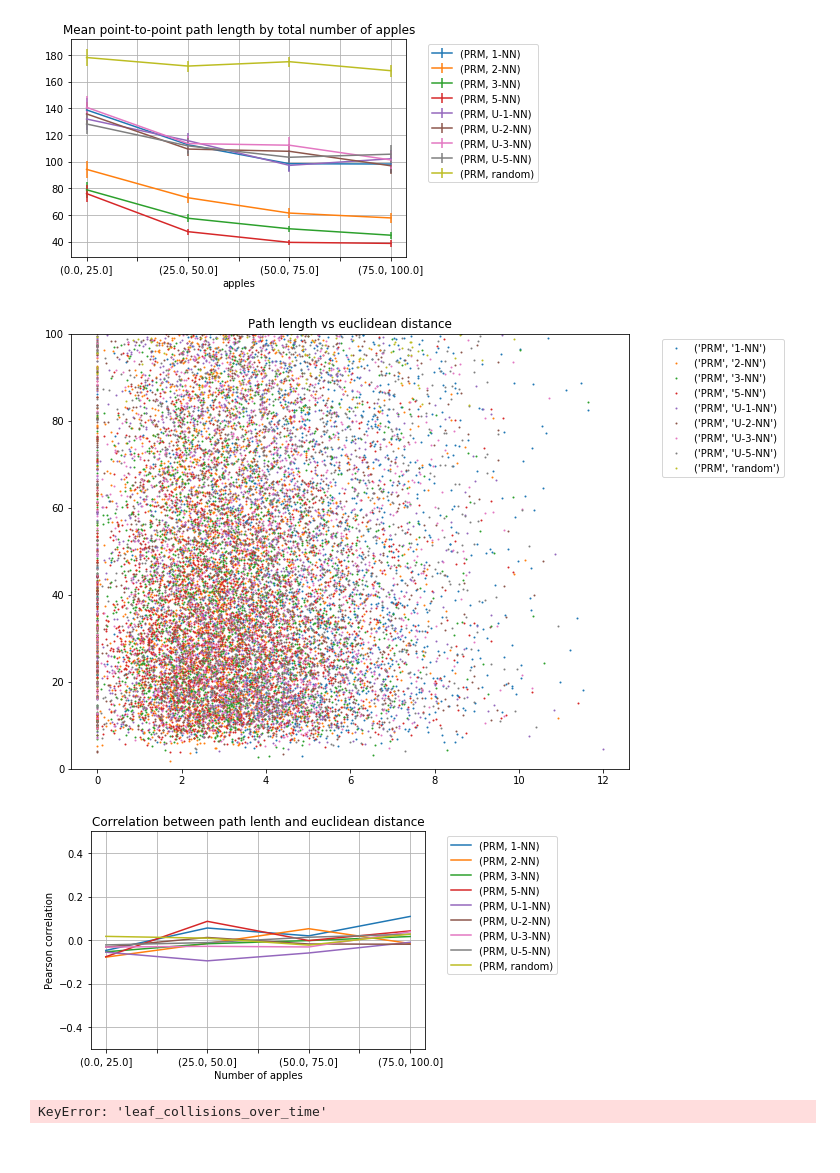
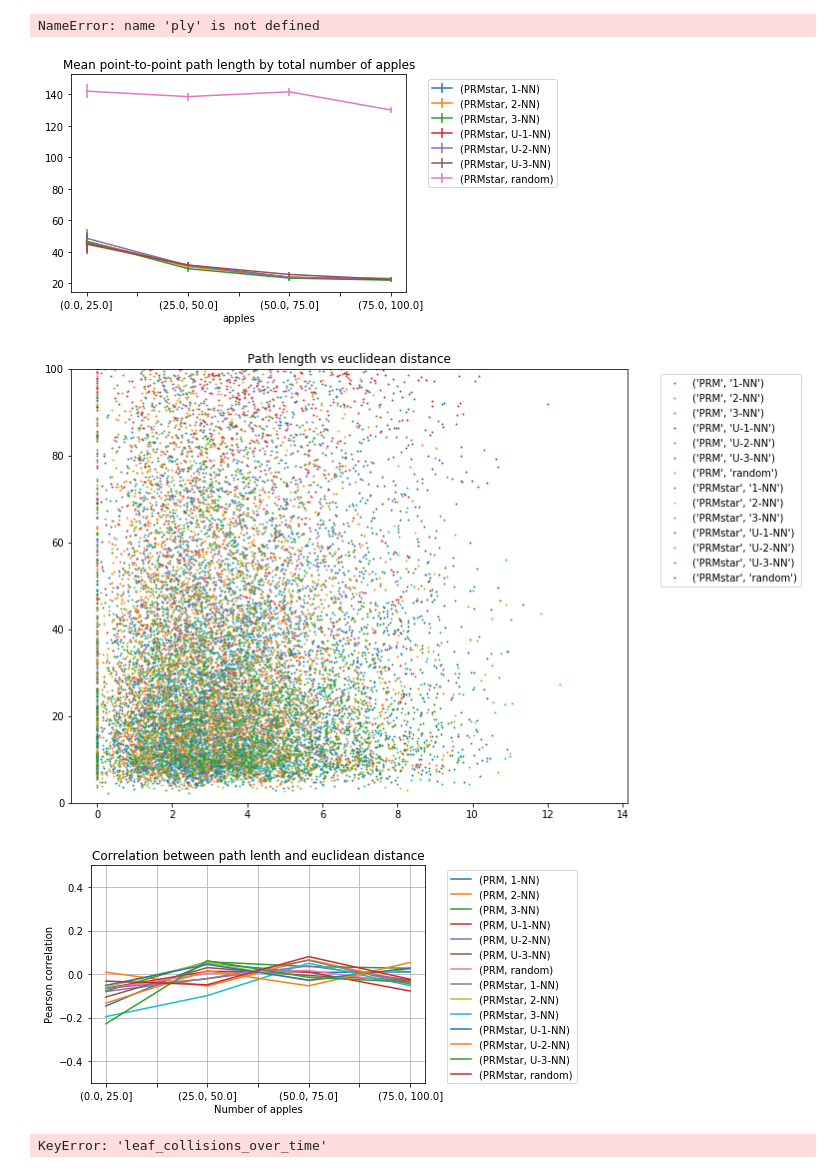
Before and after one commit to werner291/Multigoal-Orchard-Drone-Planning-Library, a Jupyter notebook: analysis/Performance Analysis.ipynb, the cells around one changed output. Cells and saved outputs as stored; diff of their text form; code cells hidden in the pictures.

```diff
--- a/analysis/Performance Analysis.ipynb
+++ b/analysis/Performance Analysis.ipynb
@@ -113,22 +99,25 @@ plt.show()
 # %%
 bins = np.linspace(0,100,5)
 
 grouped = data_df.groupby(['intermediate_planner', 'ordering'])
 
 for label, df in grouped:
-    agg = df.groupby(pd.cut(df.apples, bins)).path_length.agg(['mean','std','count'])
-    agg['std_error'] = agg['std'] / np.sqrt(agg['count'])
+    if label[0] != 'PRM':
+        agg = df.groupby(pd.cut(df.apples, bins)).path_length.agg(['mean','std','count'])
+        agg['std_error'] = agg['std'] / np.sqrt(agg['count'])
 
 
-    agg['mean'].plot(label=label, yerr=1.96 * agg['std_error'])
+        agg['mean'].plot(label=label, yerr=1.96 * agg['std_error'])
 
 plt.legend(bbox_to_anchor=(1.05, 1))
 plt.title("Mean point-to-point path length by total number of apples")
 plt.savefig('mean_ptp_length_by_num_apples.png')
+ply.ylim(0,60)
 plt.grid()
 plt.show()
 # %% [output]
+NameError: name 'ply' is not defined
-[figure, old version]
+[figure, new version]
 # %%
 plt.figure(figsize=(10,8))
 for label, df in data_df.groupby(['intermediate_planner', 'ordering']):
@@ -139,7 +128,7 @@ plt.title('Path length vs euclidean distance')
 plt.ylim(0,100)
 plt.show()
 # %% [output]
-[figure, old version]
+[figure, new version]
 # %%
 bins = np.linspace(0,100,5)
 
@@ -157,7 +146,7 @@ plt.title('Correlation between path lenth and euclidean distance')
 plt.legend(bbox_to_anchor=(1.05, 1))
 plt.show()
 # %% [output]
-[figure, old version]
+[figure, new version]
 # %%
 df = pd.DataFrame(data[0]['leaf_collisions_over_time']).sort_values('t').set_index('t')
 (df.new_leaves_in_contact - df.contacts_ended).cumsum().plot()
```
Also changed, not shown: parts of 6 cells of this notebook, 18 other files.
